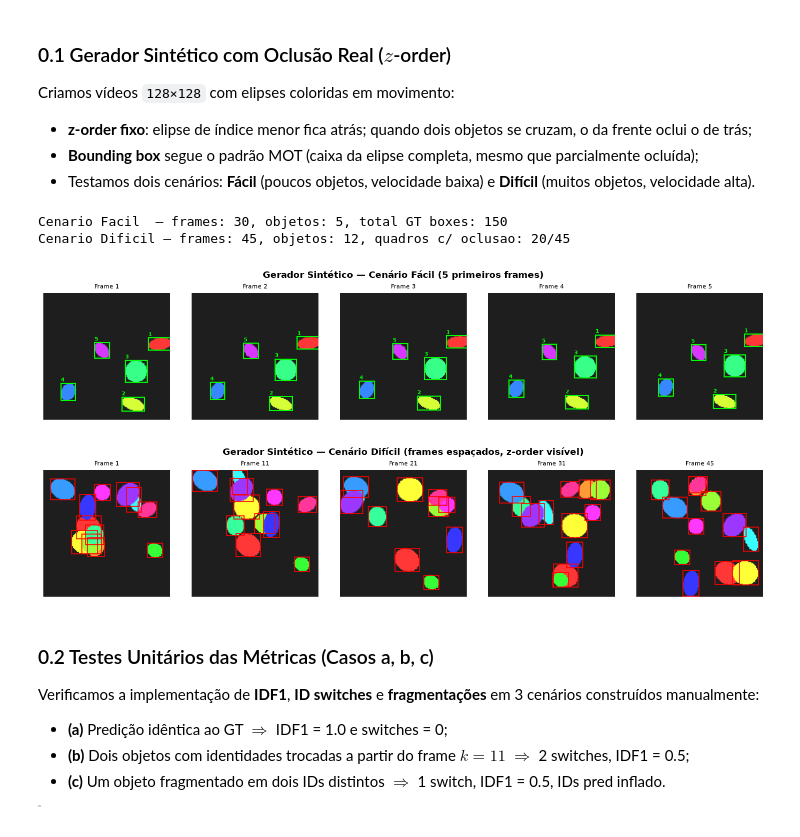
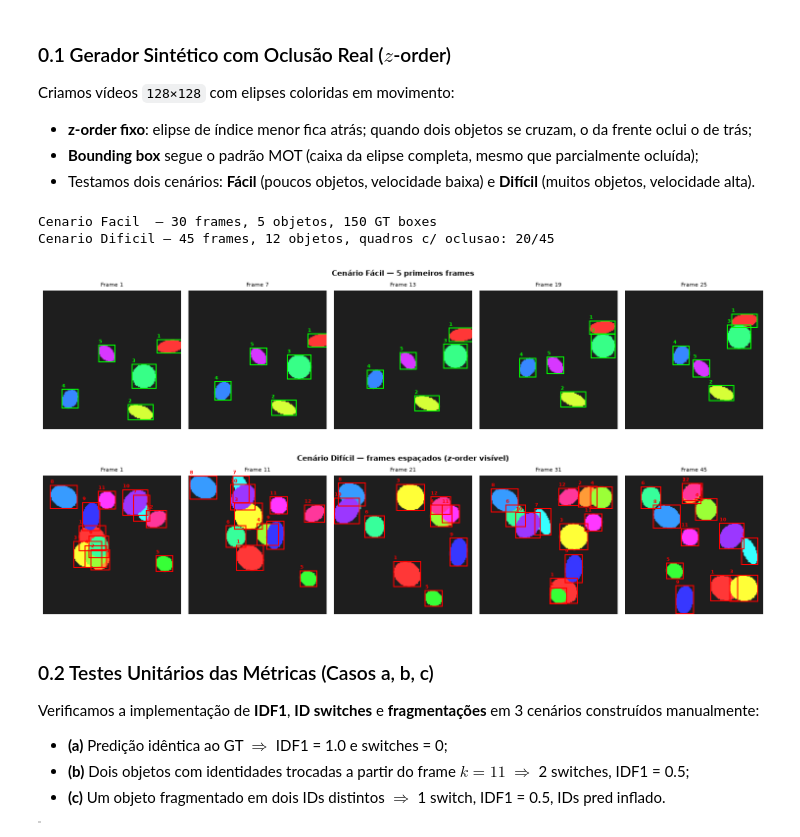
Before and after one commit to ThevezGomes/Programming-Assignment-2---Deep-Learning, a Jupyter notebook: src/pipeline.ipynb, the cells around one changed output. Saved outputs shown, nothing was run; the diff lists cells and outputs as text; code cells hidden in the pictures.

```diff
--- a/src/pipeline.ipynb
+++ b/src/pipeline.ipynb
@@ -56,65 +56,31 @@ Criamos vídeos `128×128` com elipses coloridas em movimento:
 - **Bounding box** segue o padrão MOT (caixa da elipse completa, mesmo que parcialmente ocluída);
 - Testamos dois cenários: **Fácil** (poucos objetos, velocidade baixa) e **Difícil** (muitos objetos, velocidade alta).
 # %%
-import numpy as np
-import matplotlib.pyplot as plt
-from src.data import generate_synthetic_video, degrade_detections
-from src.metrics import compute_map_per_frame
-from src.tracker import NaiveTracker
+from src.data import generate_synthetic_video
+from src.visualization import plot_synthetic_frames
 
-# --- Cenário Fácil ---
 frames_easy, gt_easy = generate_synthetic_video(
-    num_frames=30, num_objects=5, frame_size=128,
-    typical_velocity=1.5, seed=42
+    num_frames=30, num_objects=5, frame_size=128, typical_velocity=1.5, seed=42
+)
+frames_hard, gt_hard = generate_synthetic_video(
+    num_frames=45, num_objects=12, frame_size=128, typical_velocity=4.5, seed=99
 )
 
-# --- Cenário Difícil ---
-frames_hard, gt_hard = generate_synthetic_video(
-    num_frames=45, num_objects=12, frame_size=128,
-    typical_velocity=4.5, seed=99
-)
+n_occ = sum(1 for f in gt_hard.values() if len(f) < 12)
+print(f'Cenario Facil  — {len(frames_easy)} frames, 5 objetos, {sum(len(v) for v in gt_easy.values())} GT boxes')
+print(f'Cenario Dificil — {len(frames_hard)} frames, 12 objetos, quadros c/ oclusao: {n_occ}/{len(gt_hard)}')
 
-# Resumo
-n_occ = sum(1 for f in gt_hard.values() if len(f) < 12)
-print(f"Cenario Facil  — frames: {len(frames_easy)}, objetos: 5, total GT boxes: {sum(len(v) for v in gt_easy.values())}")
-print(f"Cenario Dificil — frames: {len(frames_hard)}, objetos: 12, quadros c/ oclusao: {n_occ}/{len(gt_hard)}")
-
-# Visualização: primeiros 5 frames do cenário fácil
-fig, axes = plt.subplots(1, 5, figsize=(14, 3))
-fig.suptitle("Gerador Sintético — Cenário Fácil (5 primeiros frames)", fontweight="bold")
-for i, ax in enumerate(axes):
-    ax.imshow(frames_easy[i])
-    # Desenha as bounding boxes do GT
-    frame_id = i + 1
-    for obj_id, box in gt_easy[frame_id].items():
-        x, y, w, h = box
-        rect = plt.Rectangle((x, y), w, h, linewidth=1.5, edgecolor="lime", facecolor="none")
-        ax.add_patch(rect)
-        ax.text(x, y - 2, str(obj_id), color="lime", fontsize=7, fontweight="bold")
-    ax.set_title(f"Frame {frame_id}", fontsize=8)
-    ax.axis("off")
-plt.tight_layout()
+plot_synthetic_frames(frames_easy, gt_easy, title='Cenário Fácil — 5 primeiros frames')
 plt.show()
 
-# Visualização: cenário difícil (frames 0, 10, 20, 30, 44)
-fig2, axes2 = plt.subplots(1, 5, figsize=(14, 3))
-fig2.suptitle("Gerador Sintético — Cenário Difícil (frames espaçados, z-order visível)", fontweight="bold")
-for i, ax in zip([0, 10, 20, 30, 44], axes2):
-    ax.imshow(frames_hard[i])
-    frame_id = i + 1
-    for obj_id, box in gt_hard.get(frame_id, {}).items():
-        x, y, w, h = box
-        rect = plt.Rectangle((x, y), w, h, linewidth=1.2, edgecolor="red", facecolor="none")
-        ax.add_patch(rect)
-    ax.set_title(f"Frame {frame_id}", fontsize=8)
-    ax.axis("off")
-plt.tight_layout()
+plot_synthetic_frames(frames_hard, gt_hard, title='Cenário Difícil — frames espaçados (z-order visível)',
+                      frame_indices=[0, 10, 20, 30, 44], box_color='red')
 plt.show()
 # %% [output]
-Cenario Facil  — frames: 30, objetos: 5, total GT boxes: 150
-Cenario Dificil — frames: 45, objetos: 12, quadros c/ oclusao: 20/45
+Cenario Facil  — 30 frames, 5 objetos, 150 GT boxes
+Cenario Dificil — 45 frames, 12 objetos, quadros c/ oclusao: 20/45
-[figure, old version]
+[figure, new version]
-[figure, old version]
+[figure, new version]
 # %% [markdown]
 ### 0.2 Testes Unitários das Métricas (Casos a, b, c)
 
```
Also changed, not shown: parts of 9 cells of this notebook, 5 other files.
